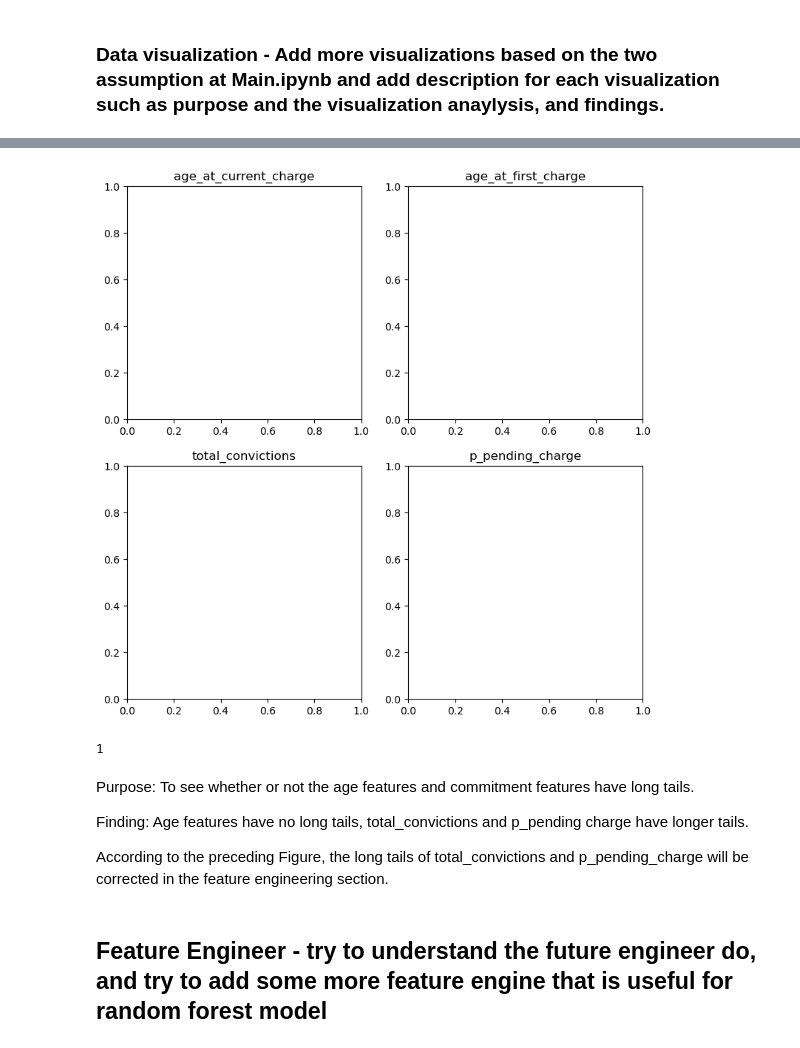
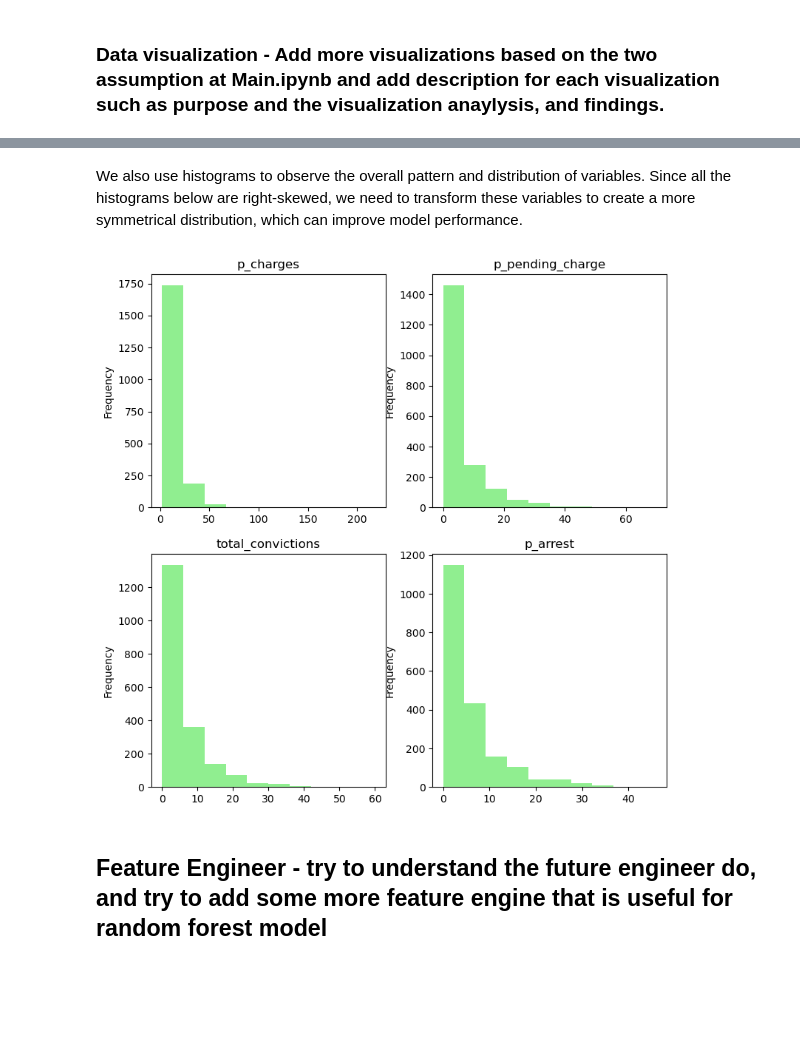
Before and after one commit to UCB-stat-159-s23/project-Group17, a Jupyter notebook: EDAandModel.ipynb, the cells around one changed output, grey strips where cells are left out. Drawn from its saved outputs; the diff is of its cells as text; code cells hidden in the pictures; blank space fills up the shorter version.

```diff
--- a/EDAandModel.ipynb
+++ b/EDAandModel.ipynb
@@ -138,9 +133,11 @@ plt.savefig('heatmap.'+plottype)
 # %%
-hist_features = ["age_at_current_charge", "age_at_first_charge", "total_convictions", "p_pending_charge"]
+fig, axes = plt.subplots(figsize=(9,9), ncols=2, nrows=2)
 
-for k, feature in enumerate(hist_features):
-    plt.subplot(2, 2, k + 1)
-    plt.title(feature)
-    crime_data[feature].plot(kind="hist")
+hist_features1 = ["age_at_current_charge", "age_at_first_charge", "total_convictions", "p_pending_charge"]
+
+for k, feature in enumerate(hist_features1):
+    axes[k//2, k%2].set_title(feature)
+    crime_data[feature].plot(kind="hist", ax=axes[k//2, k%2], color = 'lightgreen')
+plt.savefig('figures/histogram1.png')
 plt.show()
 # %% [output]
@@ -148,22 +161,17 @@ plt.show()
+# %% [markdown]
+We also use histograms to observe the overall pattern and distribution of variables. Since all the histograms below are right-skewed, we need to transform these variables to create a more symmetrical distribution, which can improve model performance.
 # %%
 fig, axes = plt.subplots(figsize=(9,9), ncols=2, nrows=2)
 
-hist_features = ["age_at_current_charge", "age_at_first_charge", "total_convictions", "p_pending_charge"]
+hist_features1 = ["p_charges","p_pending_charge","total_convictions","p_arrest"]
 
-for k, feature in enumerate(hist_features):
+for k, feature in enumerate(hist_features1):
     axes[k//2, k%2].set_title(feature)
+    crime_data[feature].plot(kind="hist", ax=axes[k//2, k%2], color = 'lightgreen')
+plt.savefig('figures/histogram2.png')
+plt.show()
 # %% [output]
-[figure, old version]
+[figure, new version]
-# %%
-9%2
-# %% [output]
-1
-# %% [markdown]
-Purpose: To see whether or not the age features and commitment features have long tails.
-
-Finding: Age features have no long tails, total_convictions and p_pending charge have longer tails.
-
-According to the preceding Figure, the long tails of total_convictions and p_pending_charge will be corrected in the feature engineering section.
 # %% [markdown]
 ## Feature Engineer - try to understand the future engineer do, and try to add some more feature engine that is useful for random forest model
 # %% [markdown]
```
Also changed, not shown: parts of 20 cells of this notebook.
